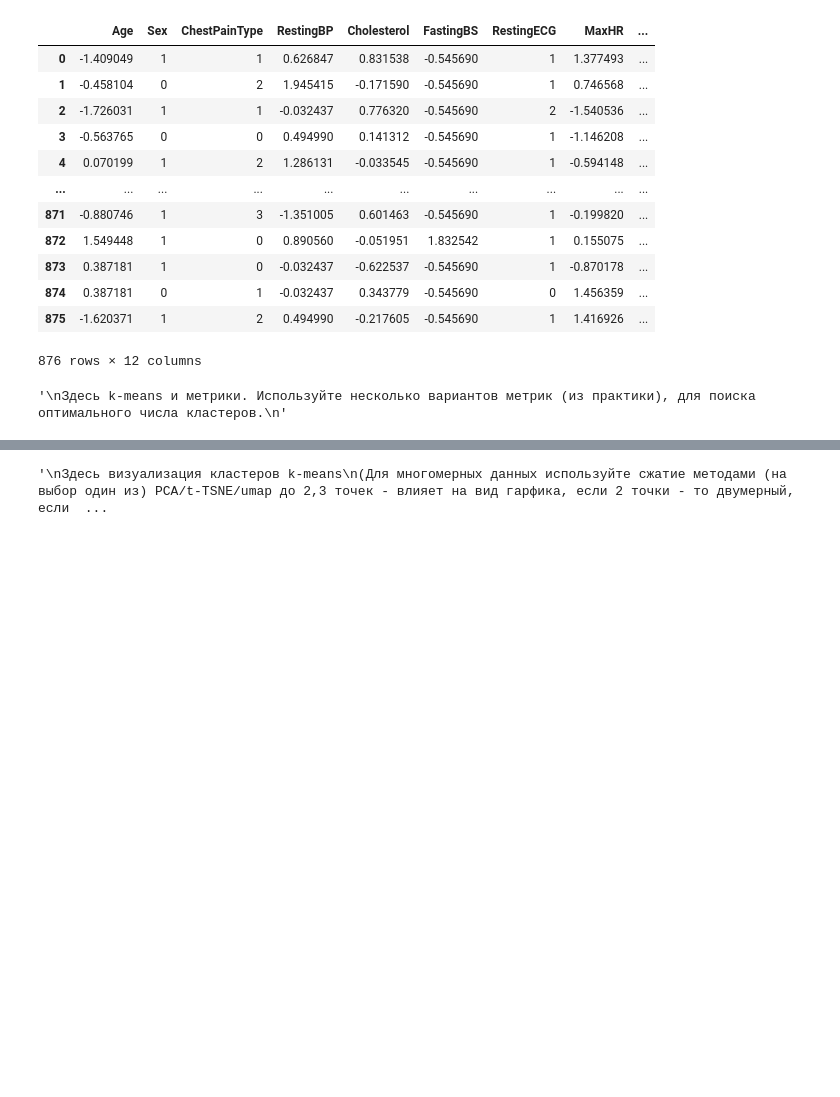
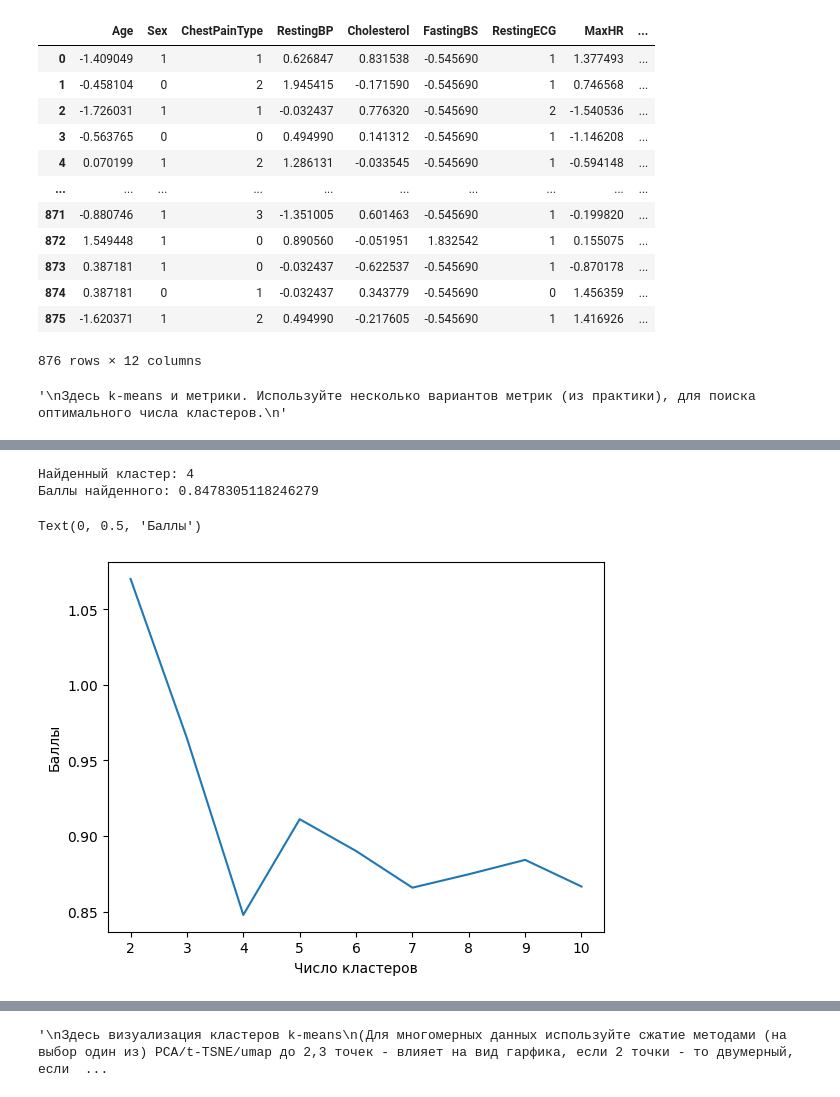
Before and after one commit to kiwikam/ML, a Jupyter notebook: Lab_4.ipynb, the cells around one changed output, grey strips where cells are left out. Drawn from its saved outputs; the diff is of its cells as text; code cells hidden in the pictures; blank space fills up the shorter version.

```diff
--- a/Lab_4.ipynb
+++ b/Lab_4.ipynb
@@ -186,0 +215,20 @@ cluster_labels3 = kmeans3.labels_
+# %%
+df_cluster_kmeans2 = df_cluster[['Age', 'RestingBP']]
+scores = []
+
+for k in range(2, 11):
+    kmeans = KMeans(n_clusters=k, n_init=10, random_state=42)
+    kmeans.fit(df_cluster_kmeans2)
+    score = davies_bouldin_score(df_cluster_kmeans2, kmeans.labels_)
+    scores.append(score)
+
+print(f'Найденный кластер: {scores.index(min(scores)) + 2}\nБаллы найденного: {min(scores)}')
+
+plt.plot(range(2, 11), scores)
+plt.xlabel('Число кластеров')
+plt.ylabel('Баллы')
+# %% [output]
+Найденный кластер: 4
+Баллы найденного: 0.8478305118246279
+Text(0, 0.5, 'Баллы')
+[figure, added]
```
Also changed, not shown: parts of 17 cells of this notebook.
